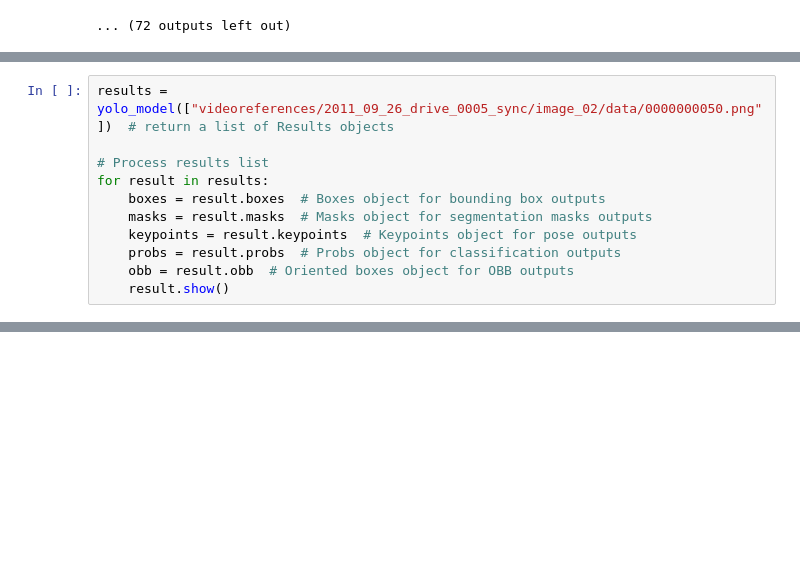
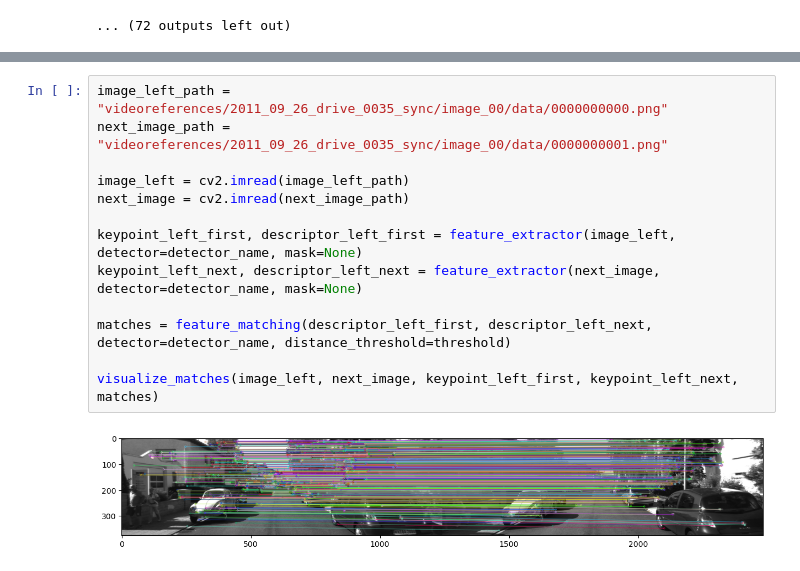
Before and after one commit to erPanseca/urban-semantic-mapping, a Jupyter notebook: main.ipynb, the cells around one changed output, grey strips where cells are left out. Saved outputs shown, nothing was run; the diff lists cells and outputs as text; blank space fills up the shorter version.

```diff
--- a/main.ipynb
+++ b/main.ipynb
@@ -309,11 +73,0 @@ classtoexclude = [0, 1, 2, 3, 5, 6, 7, 8]
-# %%
-results = yolo_model(["videoreferences/2011_09_26_drive_0005_sync/image_02/data/0000000050.png"])  # return a list of Results objects
-
-# Process results list
-for result in results:
-    boxes = result.boxes  # Boxes object for bounding box outputs
-    masks = result.masks  # Masks object for segmentation masks outputs
-    keypoints = result.keypoints  # Keypoints object for pose outputs
-    probs = result.probs  # Probs object for classification outputs
-    obb = result.obb  # Oriented boxes object for OBB outputs
-    result.show()
@@ -621,0 +763,15 @@ i punti sono [array([    -17.125,      -5.136,      25.149]), array([    -25.215
+# %%
+image_left_path = "videoreferences/2011_09_26_drive_0035_sync/image_00/data/0000000000.png"
+next_image_path = "videoreferences/2011_09_26_drive_0035_sync/image_00/data/0000000001.png"
+
+image_left = cv2.imread(image_left_path)
+next_image = cv2.imread(next_image_path)
+
+keypoint_left_first, descriptor_left_first = feature_extractor(image_left, detector=detector_name, mask=None)
+keypoint_left_next, descriptor_left_next = feature_extractor(next_image, detector=detector_name, mask=None)
+
+matches = feature_matching(descriptor_left_first, descriptor_left_next, detector=detector_name, distance_threshold=threshold)
+
+visualize_matches(image_left, next_image, keypoint_left_first, keypoint_left_next, matches)
+# %% [output]
+[figure, added]
```
Also changed, not shown: parts of 38 cells of this notebook, 33 other files.
